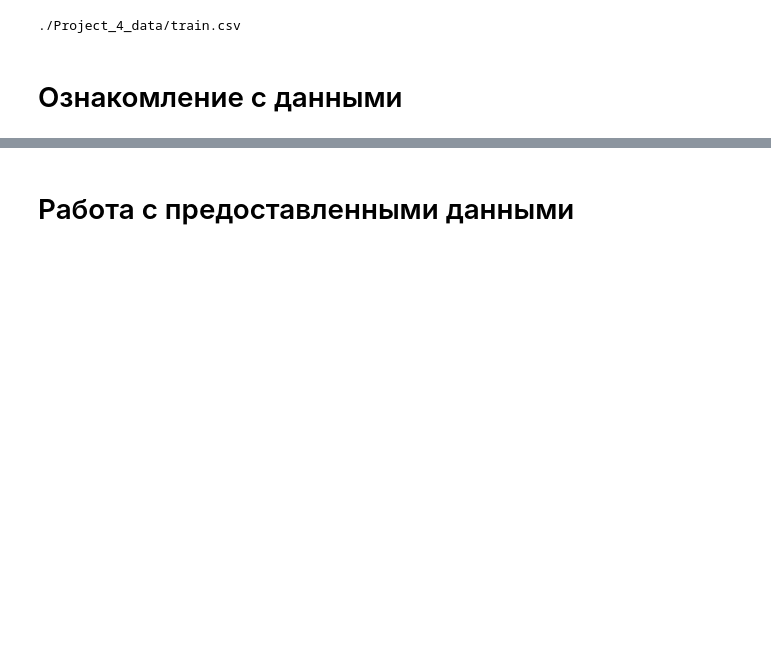
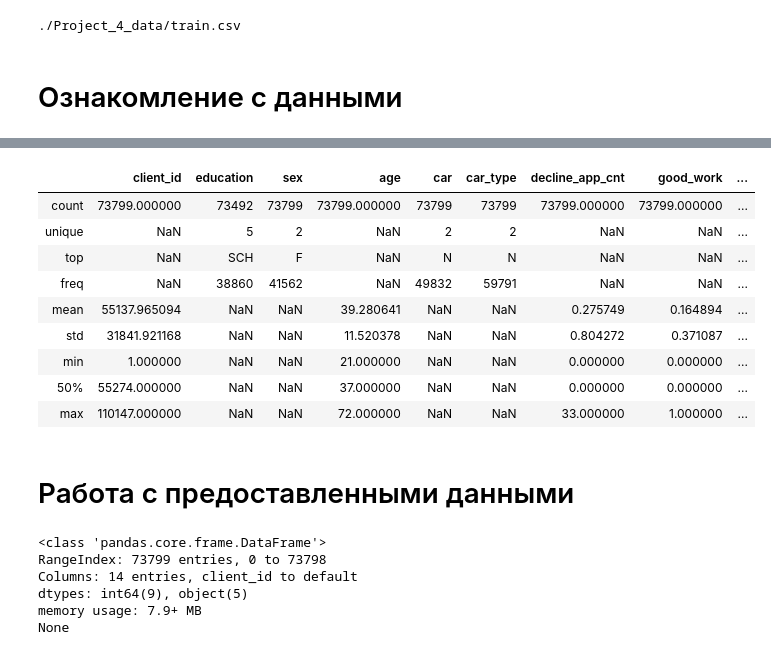
Before and after one commit to Urusut/IvanovDmitryV, a Jupyter notebook: Unit_5/Project_4.ipynb, the cells around one changed output, grey strips where cells are left out. Saved outputs shown, nothing was run; the diff lists cells and outputs as text; code cells hidden in the pictures; blank space fills up the shorter version.

```diff
--- a/Unit_5/Project_4.ipynb
+++ b/Unit_5/Project_4.ipynb
@@ -82,0 +195,14 @@ data = pd.read_csv(f'{path}train.csv')
+# %%
+
+aa
+# %% [output]
+|  | client_id | education | sex | age | car | car_type | decline_app_cnt | good_work | ... |
+| count | 73799.000000 | 73492 | 73799 | 73799.000000 | 73799 | 73799 | 73799.000000 | 73799.000000 | ... |
+| unique | NaN | 5 | 2 | NaN | 2 | 2 | NaN | NaN | ... |
+| top | NaN | SCH | F | NaN | N | N | NaN | NaN | ... |
+| freq | NaN | 38860 | 41562 | NaN | 49832 | 59791 | NaN | NaN | ... |
+| mean | 55137.965094 | NaN | NaN | 39.280641 | NaN | NaN | 0.275749 | 0.164894 | ... |
+| std | 31841.921168 | NaN | NaN | 11.520378 | NaN | NaN | 0.804272 | 0.371087 | ... |
+| min | 1.000000 | NaN | NaN | 21.000000 | NaN | NaN | 0.000000 | 0.000000 | ... |
+| 50% | 55274.000000 | NaN | NaN | 37.000000 | NaN | NaN | 0.000000 | 0.000000 | ... |
+| max | 110147.000000 | NaN | NaN | 72.000000 | NaN | NaN | 33.000000 | 1.000000 | ... |
@@ -83,2 +214,11 @@ data = pd.read_csv(f'{path}train.csv')
 # %% [markdown]
 # Работа с предоставленными данными
+# %%
+data.info(verbose=False)
+# %% [output]
+<class 'pandas.core.frame.DataFrame'>
+RangeIndex: 73799 entries, 0 to 73798
+Columns: 14 entries, client_id to default
+dtypes: int64(9), object(5)
+memory usage: 7.9+ MB
+None
```
Also changed, not shown: parts of 13 cells of this notebook.
